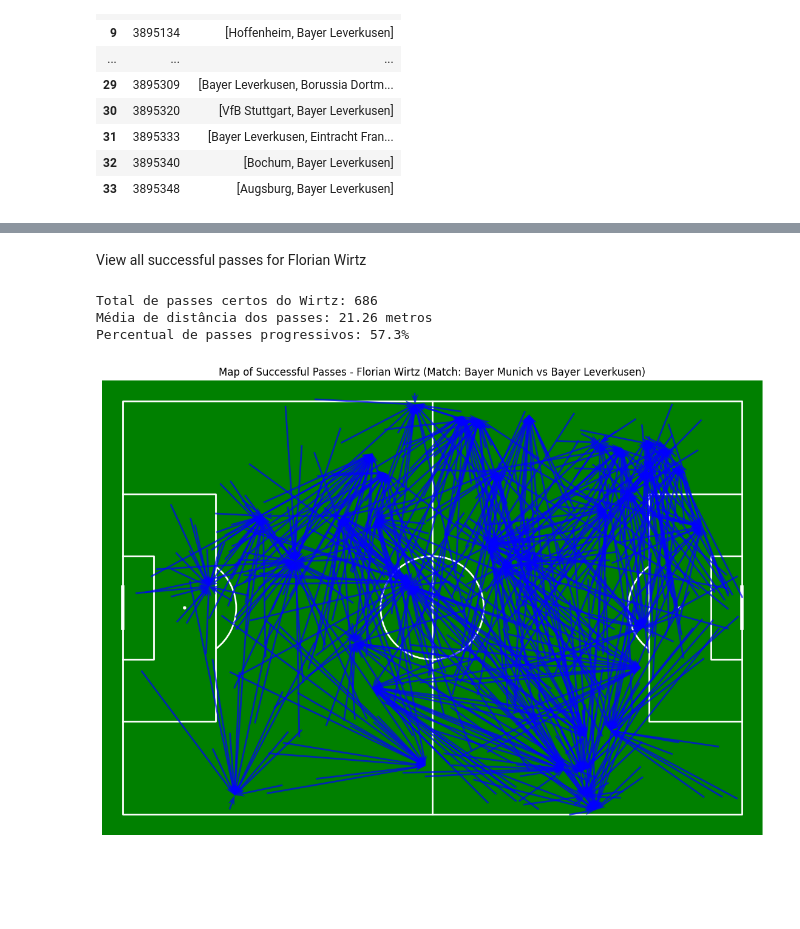
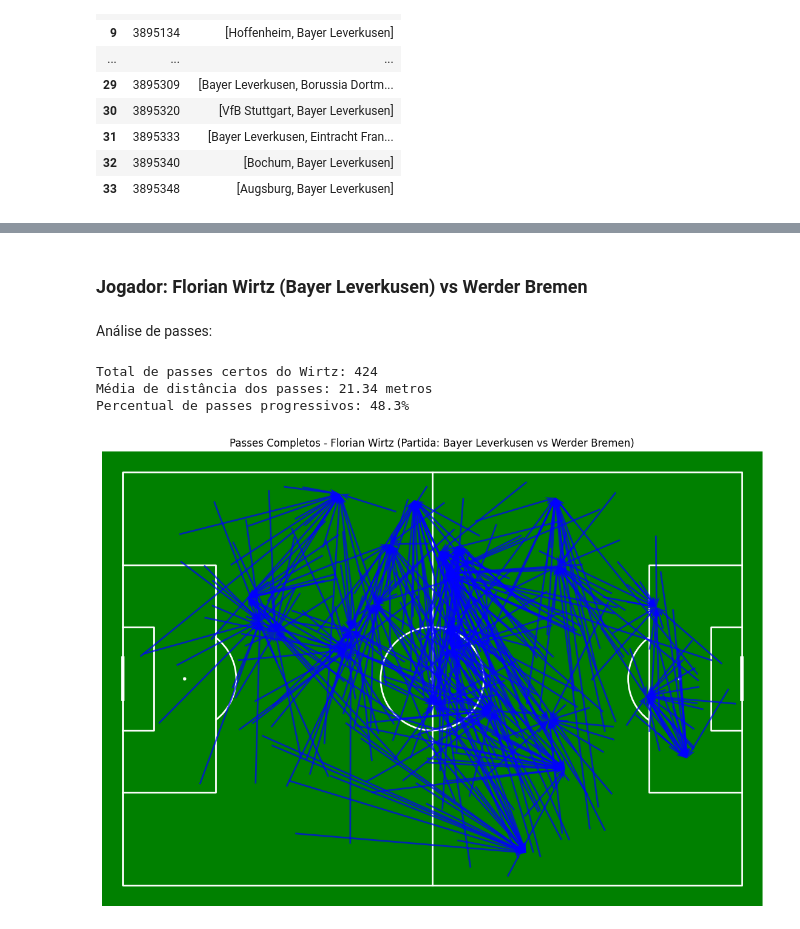
Before and after one commit to josehenriqueroveda/leverkusen-2324, a Jupyter notebook: src/lab.ipynb, the cells around one changed output, grey strips where cells are left out. Cells and saved outputs as stored; diff of their text form; code cells hidden in the pictures; blank space fills up the shorter version.

```diff
--- a/src/lab.ipynb
+++ b/src/lab.ipynb
@@ -48,7 +46,9 @@ matches_summary
 # %%
-df = df[df['match_id'] == 3895232]
+df = df[df['match_id'] == 3895302] # Match ID para Bayer Leverkusen vs Werder Bremen
+# %% [markdown]
+### Jogador: Florian Wirtz (Bayer Leverkusen) vs Werder Bremen
 # %% [markdown]
-View all successful passes for Florian Wirtz
+Análise de passes:
 # %%
 passes = df[
     (df['type'] == 'Pass') &
@@ -66,25 +66,25 @@ passes['progressive'] = passes['end_x'] > passes['x']
 # %%
 pitch = Pitch(pitch_type='statsbomb', pitch_color='green', line_color='white')
 fig, ax = pitch.draw(figsize=(12, 8))
 pitch.arrows(
     passes['x'], passes['y'],
     passes['end_x'], passes['end_y'],
     ax=ax, color='blue', width=2, headwidth=4, headlength=6, alpha=0.7
 )
 
-ax.set_title('Map of Successful Passes - Florian Wirtz (Match: Bayer Munich vs Bayer Leverkusen)', fontsize=12)
+ax.set_title('Passes Completos - Florian Wirtz (Partida: Bayer Leverkusen vs Werder Bremen)', fontsize=12)
 
 # Exibir algumas estatísticas no console
 print(f'Total de passes certos do Wirtz: {len(passes)}')
 print(f'Média de distância dos passes: {passes["distance"].mean():.2f} metros')
 print(f'Percentual de passes progressivos: {passes["progressive"].mean()*100:.1f}%')
 
 fig.tight_layout()
 # %% [output]
-Total de passes certos do Wirtz: 686
-Média de distância dos passes: 21.26 metros
-Percentual de passes progressivos: 57.3%
+Total de passes certos do Wirtz: 424
+Média de distância dos passes: 21.34 metros
+Percentual de passes progressivos: 48.3%
-[figure, old version]
+[figure, new version]
 # %%
 pitch = Pitch(pitch_type='statsbomb', pitch_color='green', line_color='white')
 fig, ax = pitch.draw(figsize=(12, 8))
```
Also changed, not shown: parts of 12 cells of this notebook.
